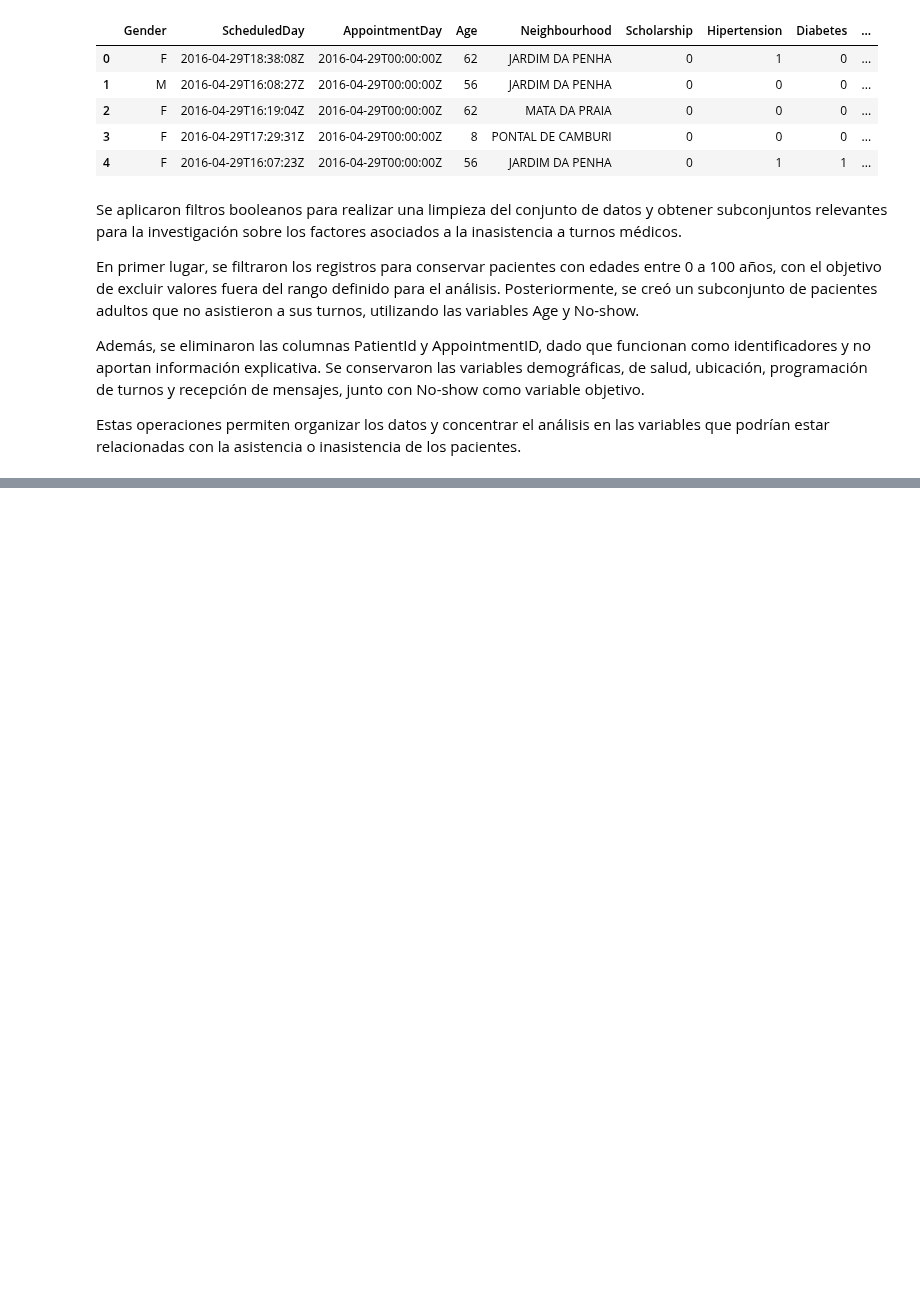
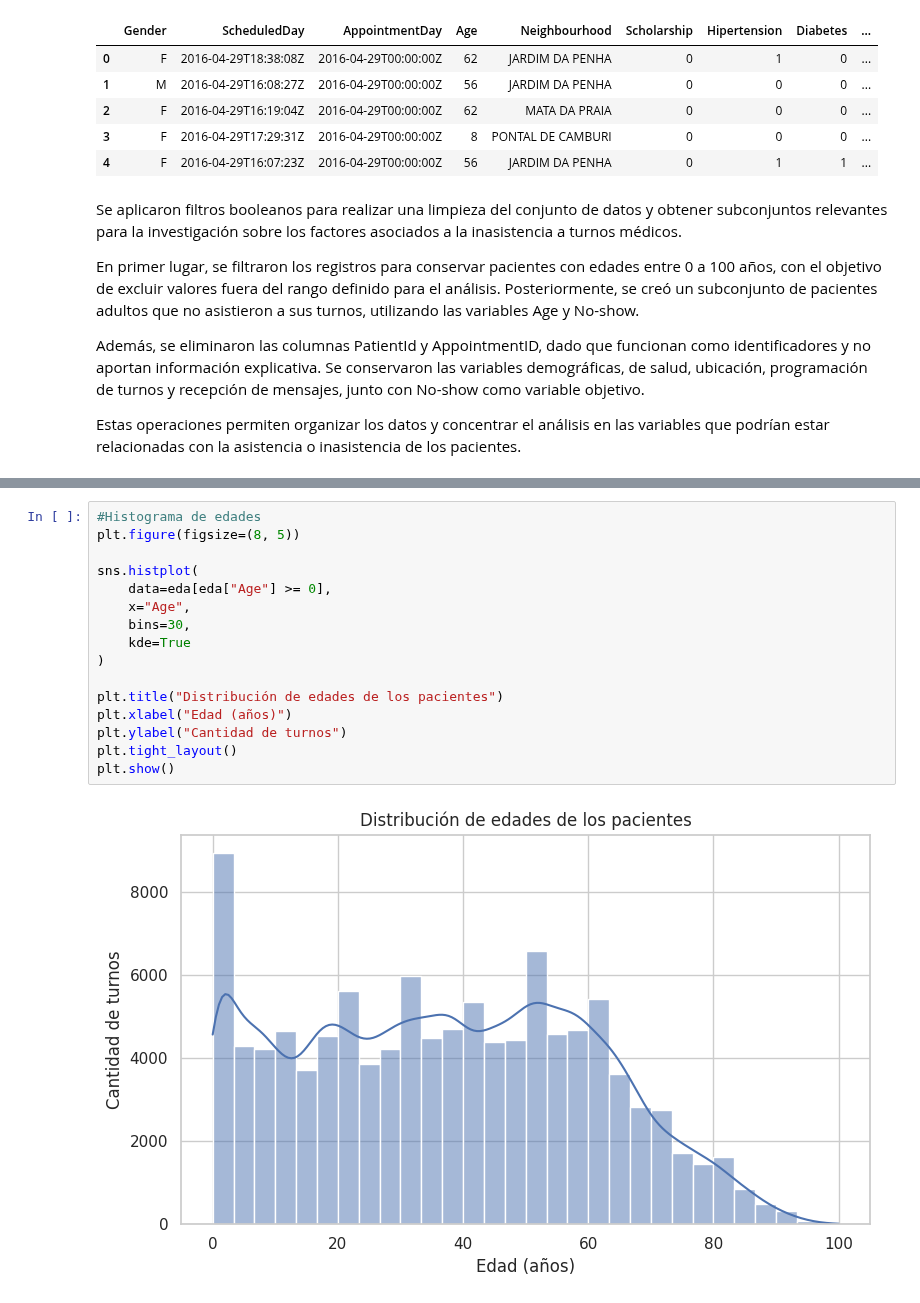
Before and after one commit to ludmiladenise/DataScientist, a Jupyter notebook: EDA.ipynb, the cells around one changed output, grey strips where cells are left out. Saved outputs shown, nothing was run; the diff lists cells and outputs as text; blank space fills up the shorter version.

```diff
--- a/EDA.ipynb
+++ b/EDA.ipynb
@@ -255,0 +365,18 @@ Estas operaciones permiten organizar los datos y concentrar el análisis en las
+# %%
+#Histograma de edades
+plt.figure(figsize=(8, 5))
+
+sns.histplot(
+    data=eda[eda["Age"] >= 0],
+    x="Age",
+    bins=30,
+    kde=True
+)
+
+plt.title("Distribución de edades de los pacientes")
+plt.xlabel("Edad (años)")
+plt.ylabel("Cantidad de turnos")
+plt.tight_layout()
+plt.show()
+# %% [output]
+[figure, added]
```
Also changed, not shown: parts of 17 cells of this notebook.
